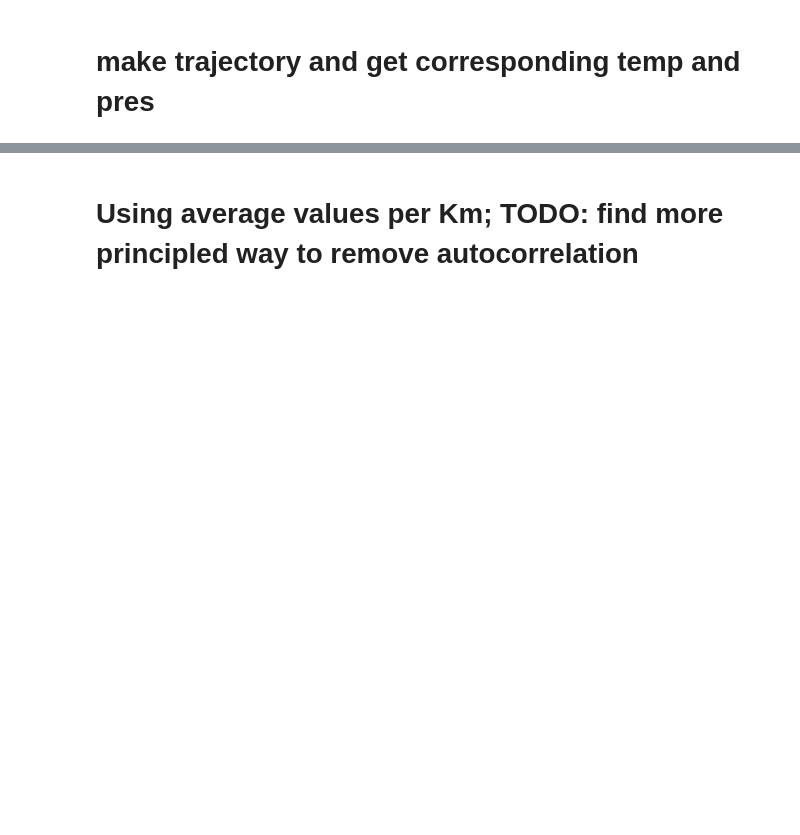
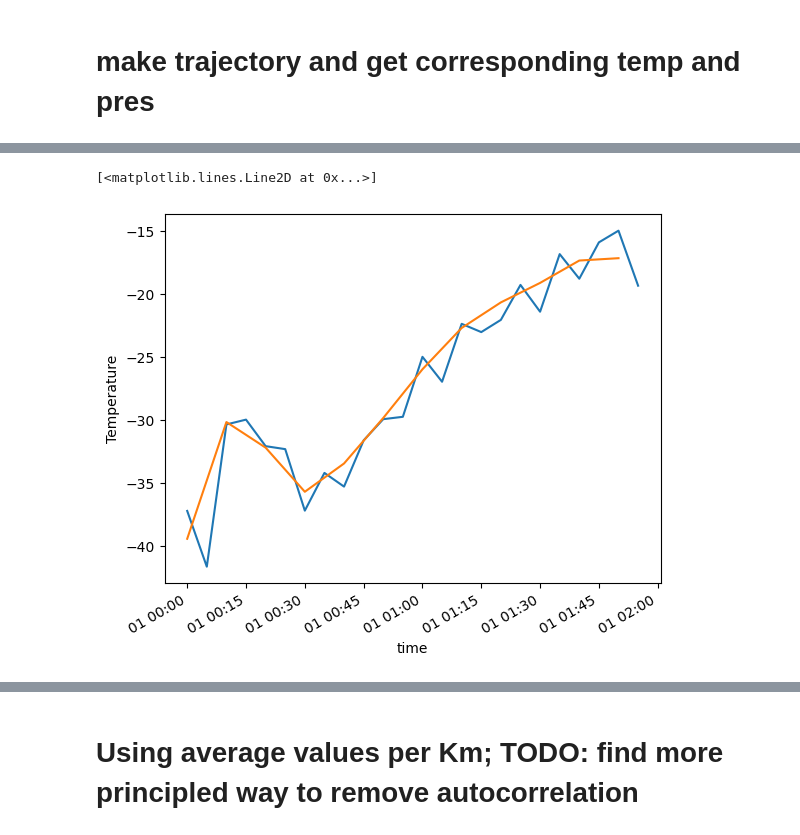
Before and after one commit to wmbelk/Weather, a Jupyter notebook: genEnv.ipynb, the cells around one changed output, grey strips where cells are left out. Drawn from its saved outputs; the diff is of its cells as text; code cells hidden in the pictures; blank space fills up the shorter version.

Commit message:
use xarray resample instead of grouping

```diff
--- a/genEnv.ipynb
+++ b/genEnv.ipynb
@@ -223,3 +272,6 @@ xr_z = xr.DataArray(z, dims=['time'], coords={'time': time})
 
 xr_traj_env = xr_temp_pres.interp(lat=xr_x,long=xr_y,alt=xr_z)#, method='nearest')
 xr_traj_env = xr_traj_env.interpolate_na(dim='time', method='linear', fill_value="extrapolate")
+xr_traj_env.attrs =dict(units='seconds since 1970-01-01 00:00:00')
+
+xr_traj_env
@@ -226,3 +291,9 @@ xr_traj_env = xr_traj_env.interpolate_na(dim='time', method='linear', fill_value
+# %%
+xr_traj_env.resample(time='5min').mean().Temperature.plot()
+xr_traj_env.resample(time='10min').mean().Temperature.plot()
+# %% [output]
+[<matplotlib.lines.Line2D at 0x...>]
+[figure, added]
 # %%
 xr_traj_env.Temperature.plot()
 plt.suptitle('Temperature over time', fontsize = 'xx-large')
```
Also changed, not shown: parts of 25 cells of this notebook, 1 other file.
